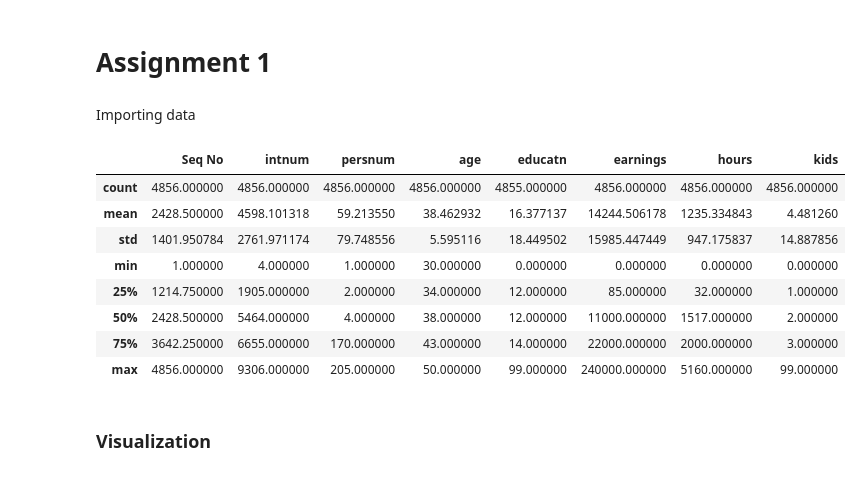
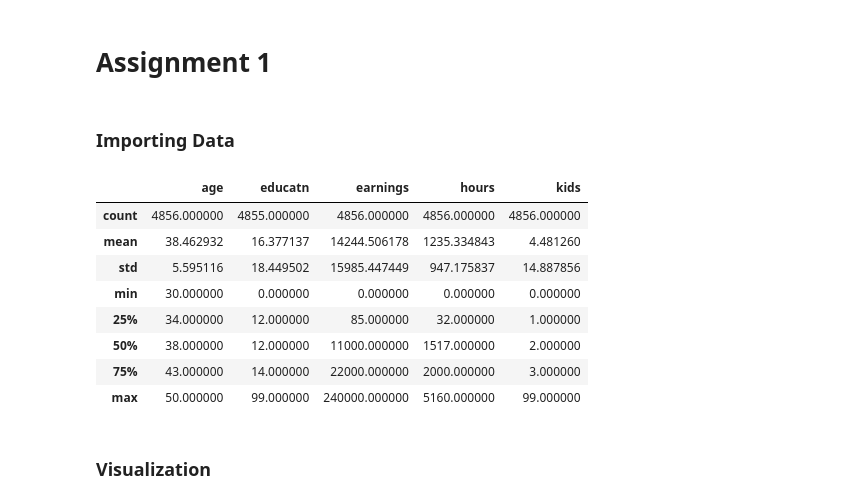
Before and after one commit to manojgamage/CS5617-ASSIGNMANT-01, a Jupyter notebook: Assignment.ipynb, the cells around one changed output. Saved outputs shown, nothing was run; the diff lists cells and outputs as text; code cells hidden in the pictures.

```diff
--- a/Assignment.ipynb
+++ b/Assignment.ipynb
@@ -1,25 +1,25 @@
 # %% [markdown]
 # Assignment 1
-# %% [markdown]
-Importing data
+# %% [markdown]
+### Importing Data
 # %%
 import numpy as np
 import pandas as pd
 import matplotlib.pyplot as plt
 %matplotlib inline
 
-data = pd.read_csv('PSID.csv')
+data = pd.read_csv('PSID.csv').drop(['Seq No', 'intnum', 'persnum'], axis=1)
 data.describe()
 # %% [output]
-|  | Seq No | intnum | persnum | age | educatn | earnings | hours | kids |
-| count | 4856.000000 | 4856.000000 | 4856.000000 | 4856.000000 | 4855.000000 | 4856.000000 | 4856.000000 | 4856.000000 |
-| mean | 2428.500000 | 4598.101318 | 59.213550 | 38.462932 | 16.377137 | 14244.506178 | 1235.334843 | 4.481260 |
-| std | 1401.950784 | 2761.971174 | 79.748556 | 5.595116 | 18.449502 | 15985.447449 | 947.175837 | 14.887856 |
-| min | 1.000000 | 4.000000 | 1.000000 | 30.000000 | 0.000000 | 0.000000 | 0.000000 | 0.000000 |
-| 25% | 1214.750000 | 1905.000000 | 2.000000 | 34.000000 | 12.000000 | 85.000000 | 32.000000 | 1.000000 |
-| 50% | 2428.500000 | 5464.000000 | 4.000000 | 38.000000 | 12.000000 | 11000.000000 | 1517.000000 | 2.000000 |
-| 75% | 3642.250000 | 6655.000000 | 170.000000 | 43.000000 | 14.000000 | 22000.000000 | 2000.000000 | 3.000000 |
-| max | 4856.000000 | 9306.000000 | 205.000000 | 50.000000 | 99.000000 | 240000.000000 | 5160.000000 | 99.000000 |
+|  | age | educatn | earnings | hours | kids |
+| count | 4856.000000 | 4855.000000 | 4856.000000 | 4856.000000 | 4856.000000 |
+| mean | 38.462932 | 16.377137 | 14244.506178 | 1235.334843 | 4.481260 |
+| std | 5.595116 | 18.449502 | 15985.447449 | 947.175837 | 14.887856 |
+| min | 30.000000 | 0.000000 | 0.000000 | 0.000000 | 0.000000 |
+| 25% | 34.000000 | 12.000000 | 85.000000 | 32.000000 | 1.000000 |
+| 50% | 38.000000 | 12.000000 | 11000.000000 | 1517.000000 | 2.000000 |
+| 75% | 43.000000 | 14.000000 | 22000.000000 | 2000.000000 | 3.000000 |
+| max | 50.000000 | 99.000000 | 240000.000000 | 5160.000000 | 99.000000 |
 # %% [markdown]
 ### Visualization
 # %% [markdown]
```
Also changed, not shown: parts of 6 cells of this notebook.
